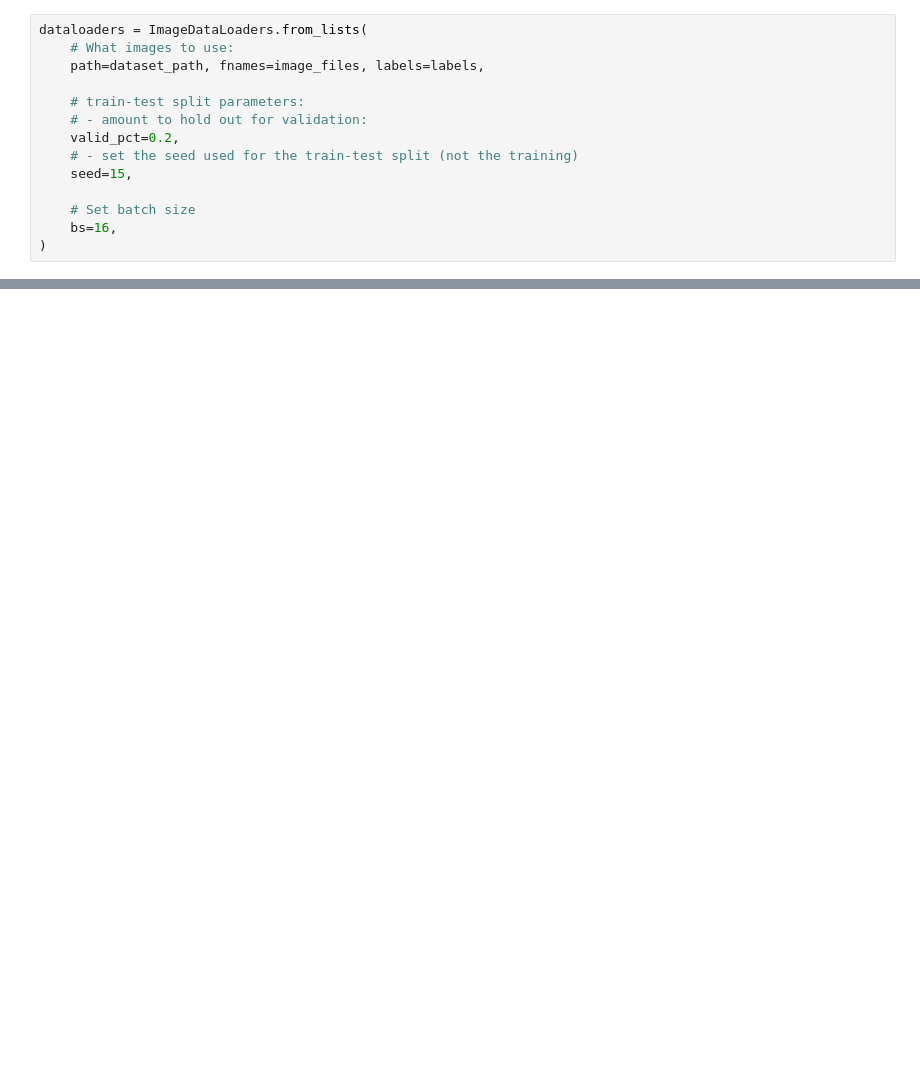
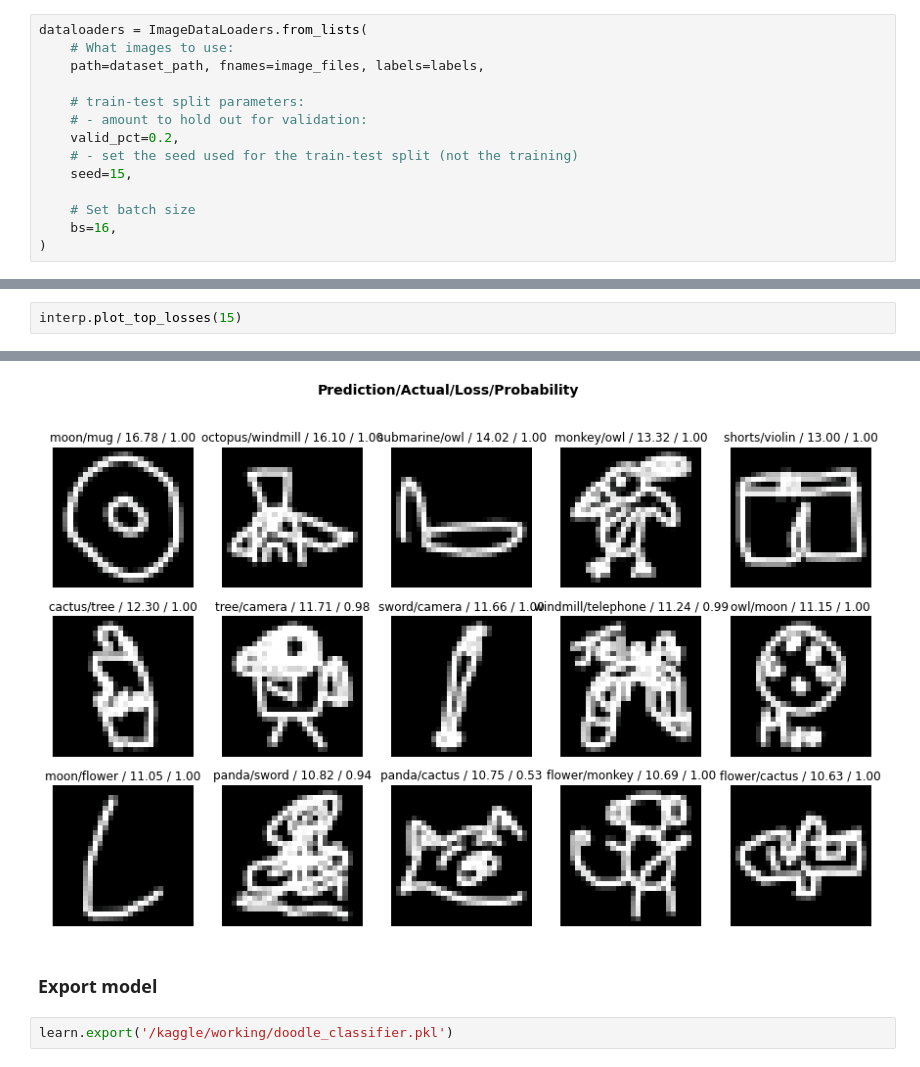
Before and after one commit to samhoog/art-ificialintelligence, a Jupyter notebook: classifier/doodle-classifier.ipynb, the cells around one changed output, grey strips where cells are left out. Saved outputs shown, nothing was run; the diff lists cells and outputs as text; blank space fills up the shorter version.

```diff
--- a/classifier/doodle-classifier.ipynb
+++ b/classifier/doodle-classifier.ipynb
@@ -320,0 +174,3 @@ interp.plot_confusion_matrix()
+# %%
+interp.plot_top_losses(15)
+# %% [output]
@@ -320,0 +178,5 @@ interp.plot_confusion_matrix()
+[figure, added]
+# %% [markdown]
+### Export model
+# %%
+learn.export('/kaggle/working/doodle_classifier.pkl')
```
Also changed, not shown: parts of 68 cells of this notebook.
